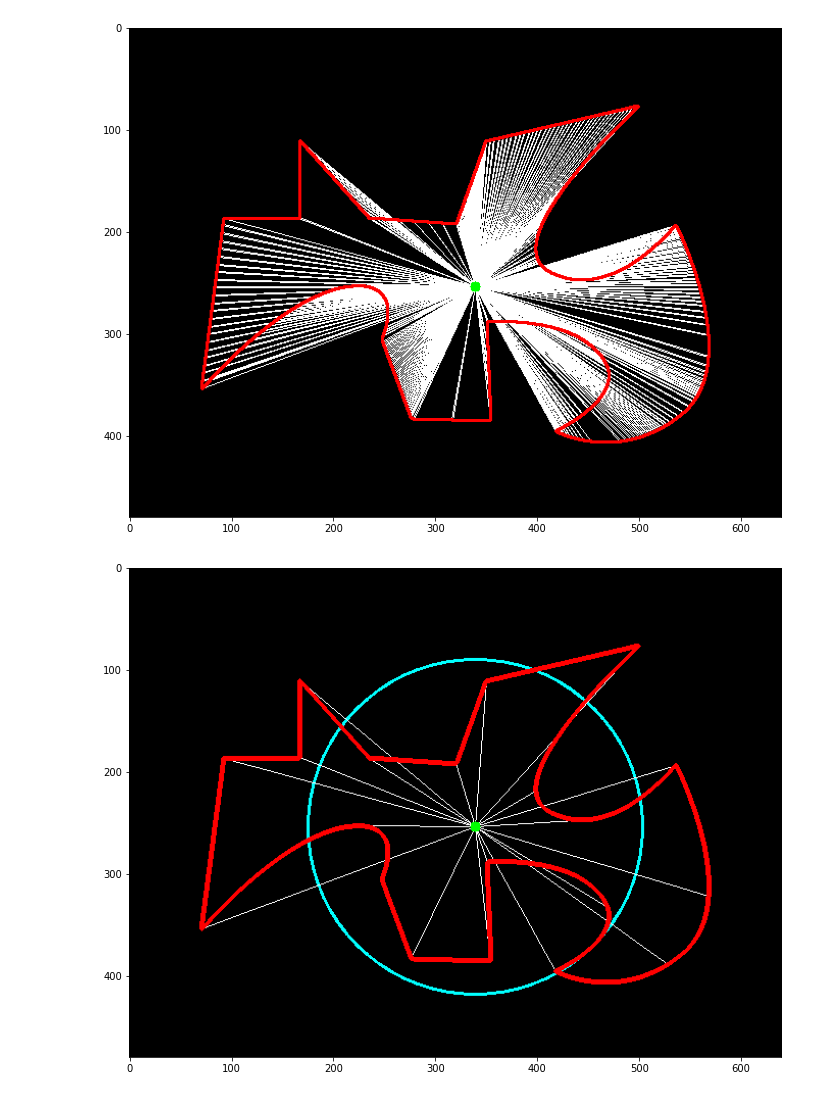
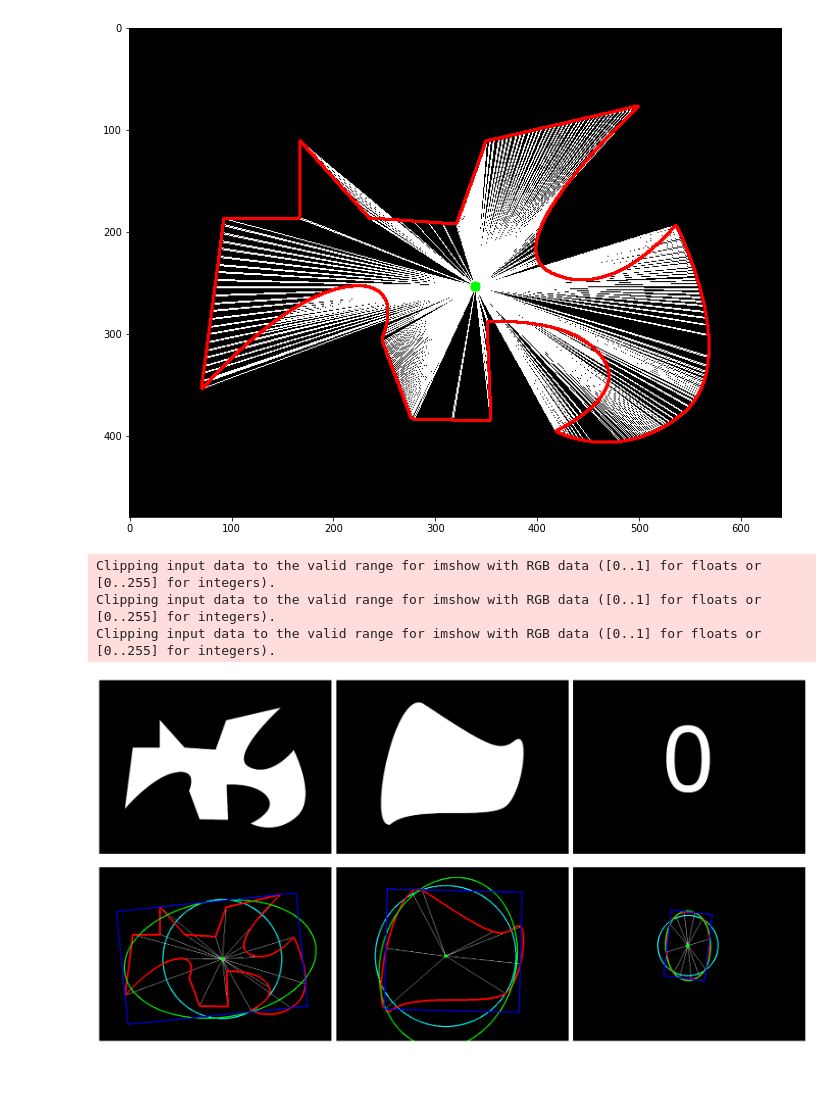
Before and after one commit to Luviz/computer-vision, a Jupyter notebook: objects/object_centralization.ipynb, the cells around one changed output. Saved outputs shown, nothing was run; the diff lists cells and outputs as text; code cells hidden in the pictures.

```diff
--- a/objects/object_centralization.ipynb
+++ b/objects/object_centralization.ipynb
@@ -40,29 +40,60 @@ def approxContours(cntr, epsilon=0.1):
     peri = cv.arcLength(cntr, True)
     return cv.approxPolyDP(cntr, epsilon * peri, True)
 
+
 def distance(p1, p2) -> int:
-    s1, s2 = np.subtract(p1,p2)
-    return math.sqrt(s1**2 + s2**2)
+    s1, s2 = np.subtract(p1, p2)
+    return math.sqrt(s1 ** 2 + s2 ** 2)
+
+
+def getCenter(cntr):
+    m = cv.moments(cntr)
+    return int(m["m10"] / m["m00"]), int(m["m01"] / m["m00"])
 # %%
-black = np.zeros(image.shape)
+def run_test(img):
+    black = np.zeros(img.shape)
+    grey = cv.cvtColor(img, cv.COLOR_BGR2GRAY)
 
-apx = approxContours(contours[0], 0.01)
+    contours, h = cv.findContours(grey, cv.RETR_EXTERNAL, cv.CHAIN_APPROX_SIMPLE)
 
-distance_edges = [distance((cx, cy), p[0]) for p in apx]
-avg = np.average(distance_edges)
+    apx = approxContours(contours[0], 0.01)
 
-cv.circle(black, (cx, cy), int(avg), color=(0,1,1), thickness=2)
+    cx, cy = getCenter(contours[0])
 
-for point in apx:
-    r = distance((cx, cy), point[0])
-    cv.line(black, (cx, cy), point[0], color=(1,1,1), thickness=1)
+    distance_edges = [distance((cx, cy), p[0]) for p in apx]
+    avg = np.average(distance_edges)
 
-cv.circle(black, (cx, cy), 5, (0, 1, 0), -1)
-cv.drawContours(black, contours, -1, (1, 0, 0), 4)
+    cv.circle(black, (cx, cy), int(avg), color=(0, 1, 1), thickness=2)
 
+    for point in apx:
+        r = distance((cx, cy), point[0])
+        cv.line(black, (cx, cy), point[0], color=(1, 1, 1), thickness=1)
 
-fig, ax = plt.subplots()
-fig.set_size_inches(12, 9)
-_ = ax.imshow(black)
+    cv.circle(black, (cx, cy), 5, (0, 1, 0), -1)
+    cv.drawContours(black, contours, -1, (1, 0, 0), 4)
+
+    ellipse = cv.fitEllipse(apx)
+    cv.ellipse(black, ellipse, (0, 255, 0), 2)
+
+    rect = cv.minAreaRect(apx)
+    box = cv.boxPoints(rect).astype(np.int0)
+
+    cv.drawContours(black, [box], 0, (0, 0, 255), 2)
+
+    return black
-# %% [output]
-[figure, removed]
+# %%
+images = [cv.imread(f) for f in glob.glob("img/pattern-*.png")]
+
+fig, ax = plt.subplots(2, 3)
+fig.set_tight_layout(True)
+fig.set_size_inches(22, 12)
+for ix, img in enumerate(images[::-1]):
+    _ = ax[0, ix].imshow(img)
+    ax[0, ix].axis("off")
+    _ = ax[1, ix].imshow(run_test(img))
+    ax[1, ix].axis("off")
+# %% [output]
+Clipping input data to the valid range for imshow with RGB data ([0..1] for floats or [0..255] for integers).
+Clipping input data to the valid range for imshow with RGB data ([0..1] for floats or [0..255] for integers).
+Clipping input data to the valid range for imshow with RGB data ([0..1] for floats or [0..255] for integers).
+[figure, added]
```
Also changed, not shown: parts of 5 cells of this notebook.
